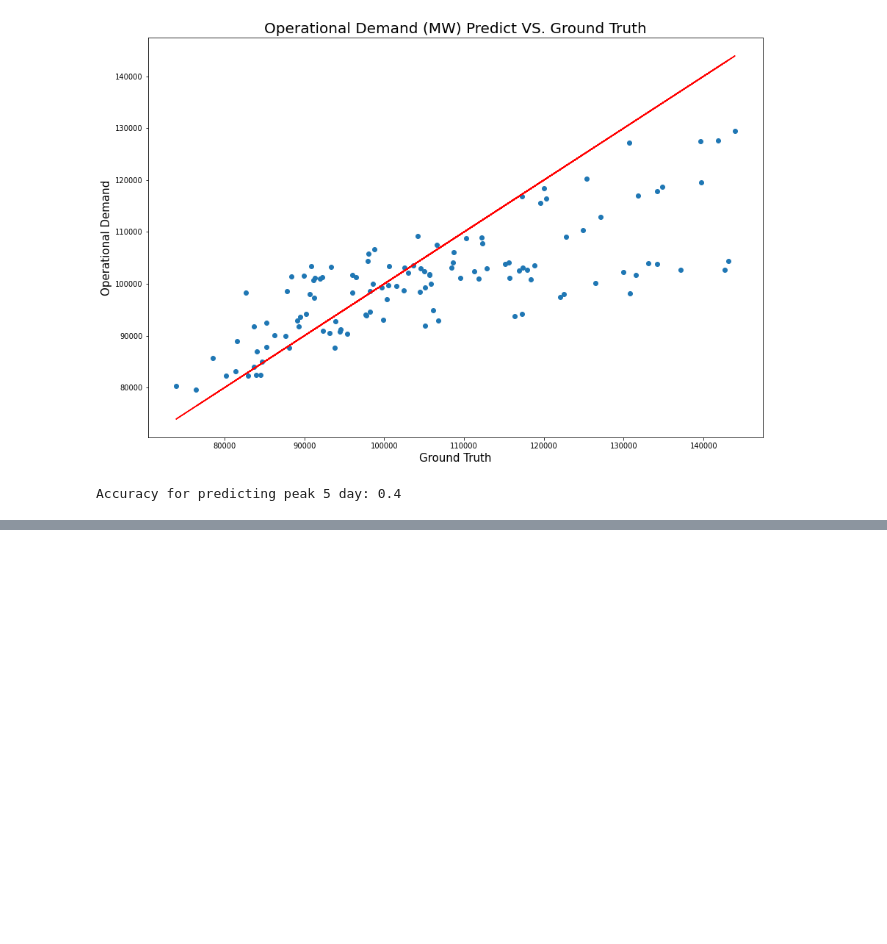
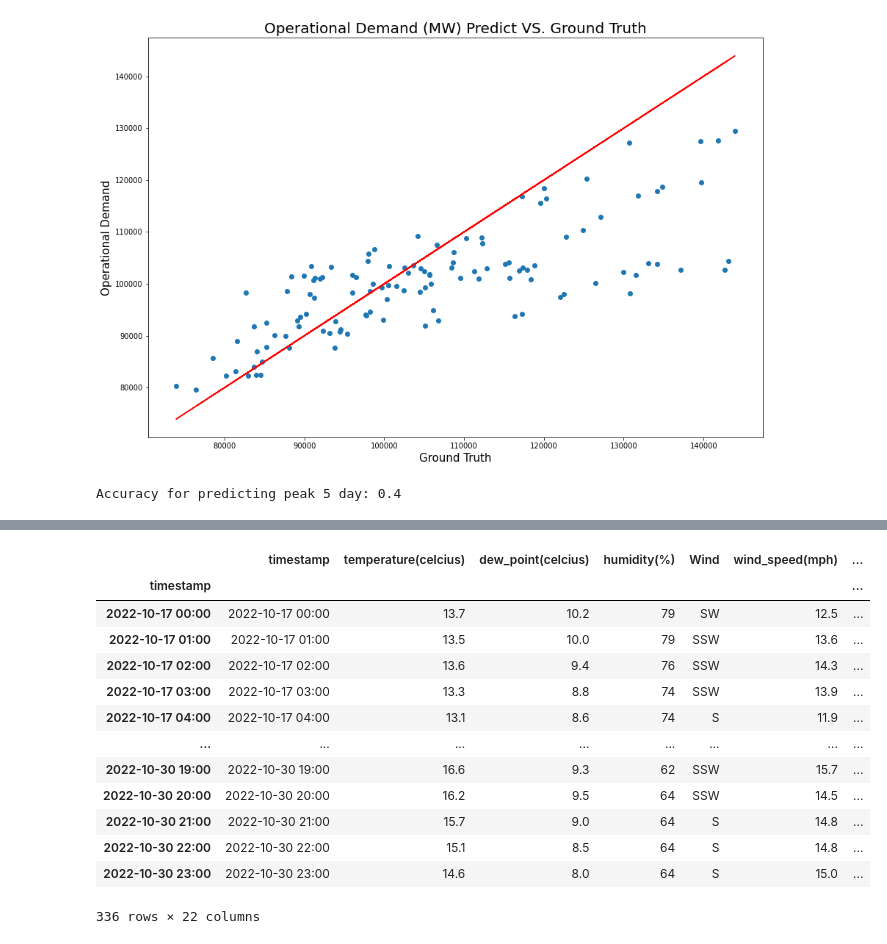
Before and after one commit to zheyzhang/Capstone-Individual, a Jupyter notebook: Data Modeling/WU/WU_model.ipynb, the cells around one changed output, grey strips where cells are left out. Saved outputs shown, nothing was run; the diff lists cells and outputs as text; code cells hidden in the pictures; blank space fills up the shorter version.

```diff
--- a/Data Modeling/WU/WU_model.ipynb
+++ b/Data Modeling/WU/WU_model.ipynb
@@ -494,0 +517,17 @@ Accuracy for predicting peak 5 day: 0.4
+# %%
+fore
+# %% [output]
+|  | timestamp | temperature(celcius) | dew_point(celcius) | humidity(%) | Wind | wind_speed(mph) | ... |
+| timestamp |  |  |  |  |  |  | ... |
+| 2022-10-17 00:00 | 2022-10-17 00:00 | 13.7 | 10.2 | 79 | SW | 12.5 | ... |
+| 2022-10-17 01:00 | 2022-10-17 01:00 | 13.5 | 10.0 | 79 | SSW | 13.6 | ... |
+| 2022-10-17 02:00 | 2022-10-17 02:00 | 13.6 | 9.4 | 76 | SSW | 14.3 | ... |
+| 2022-10-17 03:00 | 2022-10-17 03:00 | 13.3 | 8.8 | 74 | SSW | 13.9 | ... |
+| 2022-10-17 04:00 | 2022-10-17 04:00 | 13.1 | 8.6 | 74 | S | 11.9 | ... |
+| ... | ... | ... | ... | ... | ... | ... | ... |
+| 2022-10-30 19:00 | 2022-10-30 19:00 | 16.6 | 9.3 | 62 | SSW | 15.7 | ... |
+| 2022-10-30 20:00 | 2022-10-30 20:00 | 16.2 | 9.5 | 64 | SSW | 14.5 | ... |
+| 2022-10-30 21:00 | 2022-10-30 21:00 | 15.7 | 9.0 | 64 | S | 14.8 | ... |
+| 2022-10-30 22:00 | 2022-10-30 22:00 | 15.1 | 8.5 | 64 | S | 14.8 | ... |
+| 2022-10-30 23:00 | 2022-10-30 23:00 | 14.6 | 8.0 | 64 | S | 15.0 | ... |
+336 rows × 22 columns
```
Also changed, not shown: parts of 15 cells of this notebook.
